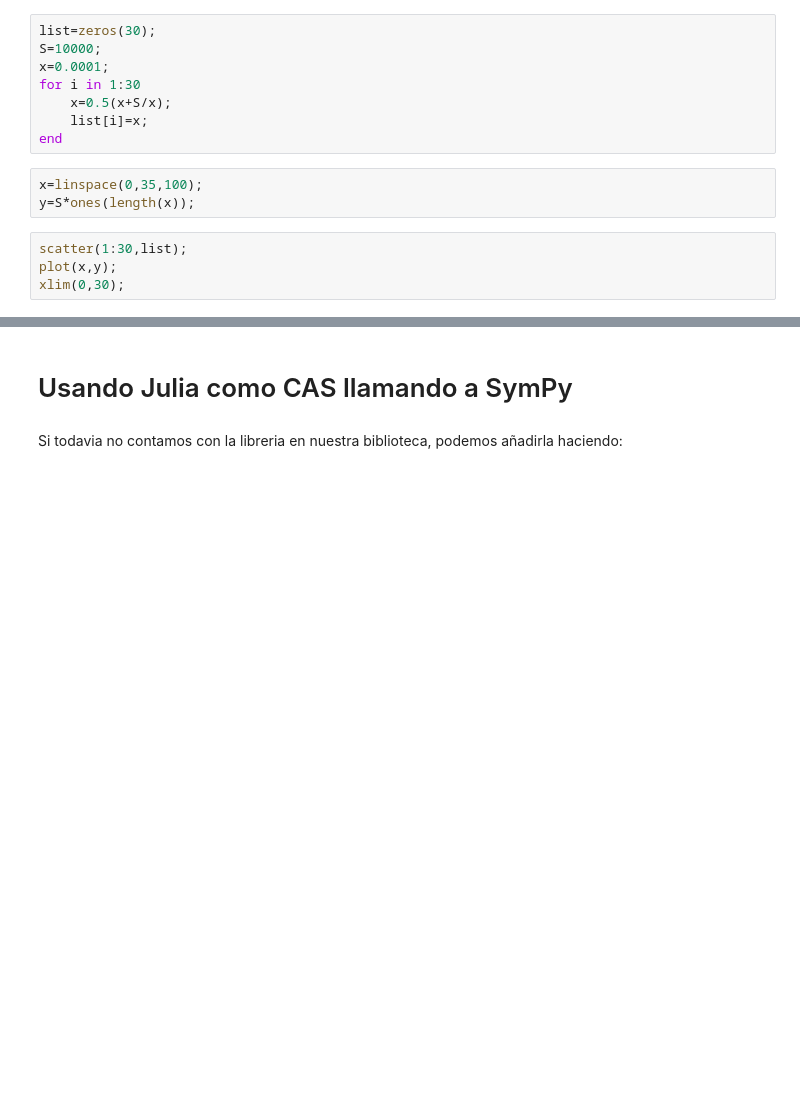
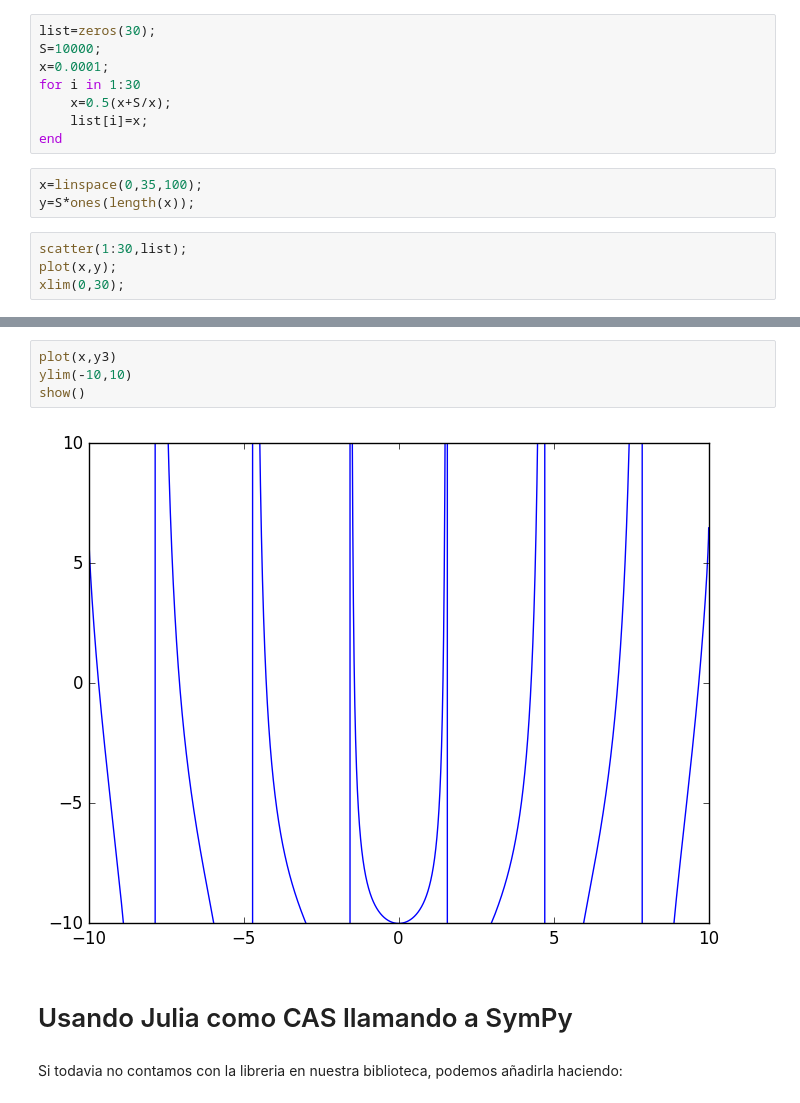
Before and after one commit to IvaroEkel/Fisica_computacional_2018-1, a Jupyter notebook: clases/Julia_Intro_3.ipynb, the cells around one changed output, grey strips where cells are left out. Cells and saved outputs as stored; diff of their text form; blank space fills up the shorter version.

```diff
--- a/clases/Julia_Intro_3.ipynb
+++ b/clases/Julia_Intro_3.ipynb
@@ -63,3 +90,9 @@ xlim(0,30);
+# %%
+plot(x,y3)
+ylim(-10,10)
+show()
+# %% [output]
+[figure, added]
 # %% [markdown]
 # Usando Julia como CAS llamando a SymPy
 # %% [markdown]
```
Also changed, not shown: parts of 69 cells of this notebook.
